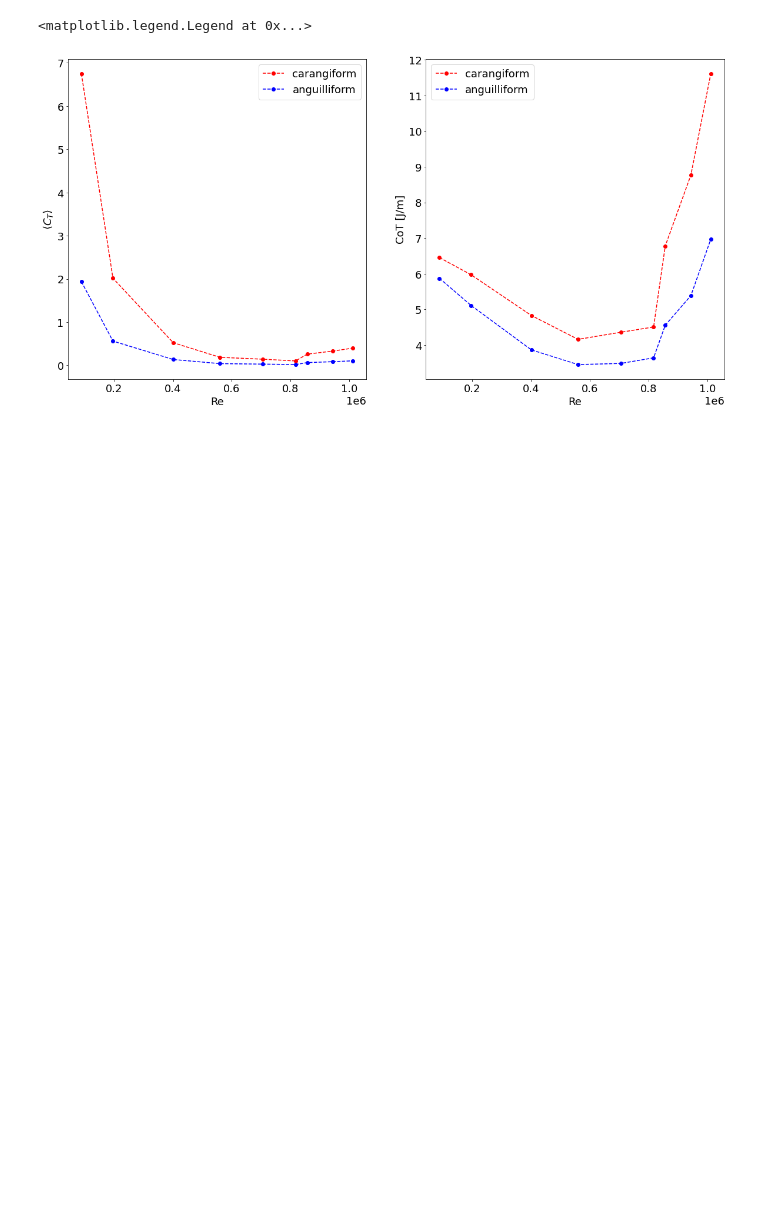
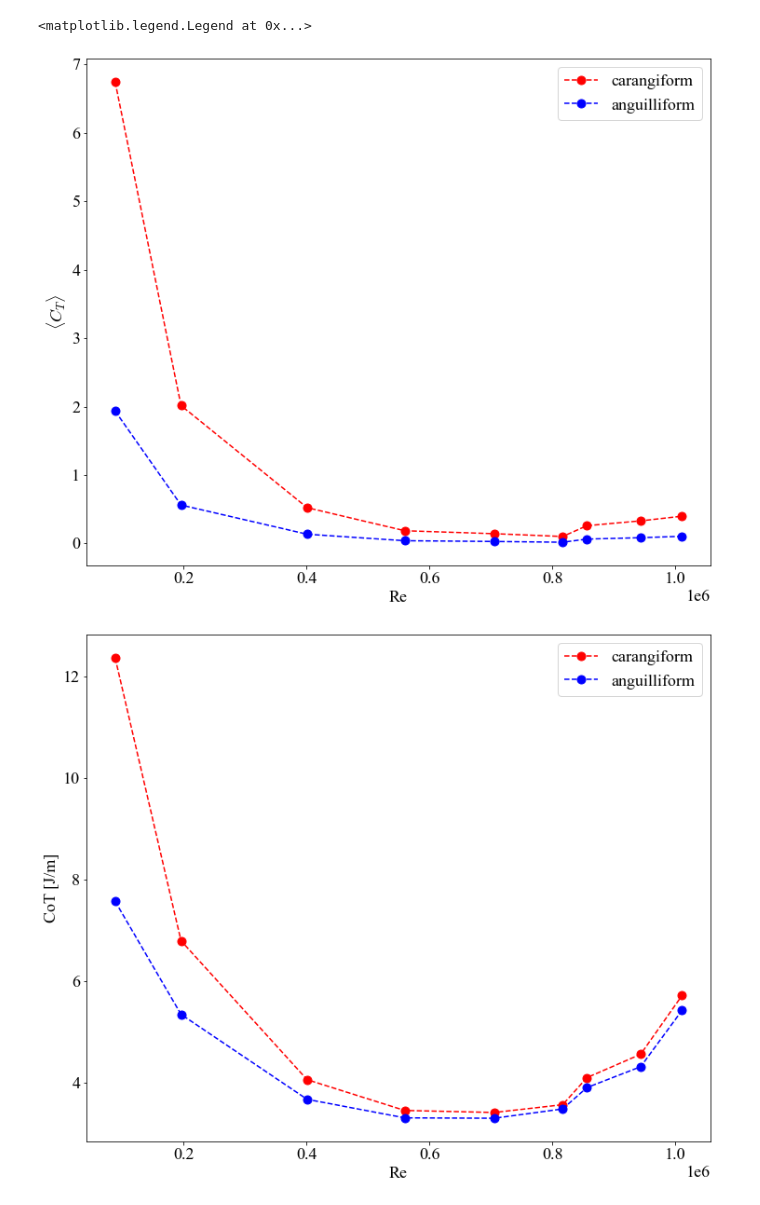
Before and after one commit to michaelcoe/Ika-Flow, a Jupyter notebook: Reference_data_modeling/Yu_COT_model.ipynb, the cells around one changed output. Drawn from its saved outputs; the diff is of its cells as text; code cells hidden in the pictures; blank space fills up the shorter version.

```diff
--- a/Reference_data_modeling/Yu_COT_model.ipynb
+++ b/Reference_data_modeling/Yu_COT_model.ipynb
@@ -6,6 +6,13 @@ import pandas as pd
 import matplotlib.pyplot as plt
 
 from pathlib import Path
+
+from Scripts import cotEstimators as ce
+
+# Global plot parameters
+plt.rcParams.update({'font.size':20, 'lines.markersize':9})
+plt.rcParams.update({'mathtext.fontset':'cm'})
+plt.rcParams.update({'font.family':'Times New Roman'})
 # %%
 # import robotic fish data
 data_location = Path(r'./PowerAndThrustData.xlsx')
@@ -34,8 +41,8 @@ def average_thrust(data, coeffs, case):
 
     return Re, CT
 # %%
-def calc_cot(CT, density, dataframe, S_t, eff):
-    return np.divide(dataframe['Electrical Power'] + ((1/eff) * CT * 0.5 * density * dataframe['Velocity']**3 * S_t), dataframe['Velocity'])
+def calc_cot(CT, density, dataframe, S_t):
+    return np.divide(dataframe['Electrical Power'] + (CT * 0.5 * density * dataframe['Velocity']**3 * S_t), dataframe['Velocity'])
 # %%
 # define some constants for the modeling
 density = 998.3
@@ -177,43 +201,47 @@ SR = D/L
 lam = 0.35
 A = 0.1
 
 M = 0.306
 S_t = 0.0016
 efficiency = 0.8
 
 case_coeffs['carangiform'] = {'length':L, 'beta1':3.61, 'beta2':1.28, 'lamda0-L':0.52, 'lamda':lam, 'lamda-L':lam/L, 'd1':11.1, 'd2':3.87, 'FB':(1 + (1.5 * (SR)**1.5) + (7 * (SR)**3)), 'xi':1.346}
 case_coeffs['anguilliform'] = {'length':L, 'beta1':3.13, 'beta2':-4.82, 'lamda0-L':3.32, 'lamda':lam, 'lamda-L':lam/L, 'd1':5.6, 'd2':3.94, 'FB':(1 + (1.5 * (2*A/lam)**1.5) + (7 * (2*A/lam)**3)), 'xi':1.463}
 
 CT = {robots[0]:{}, robots[1]:{}}
 CoT = {robots[0]:{}, robots[1]:{}}
 
 for i, robot in enumerate(robots):
 
     frame = UVTunabot_df
 
     CT[robot]['Re'], CT[robot]['CT'] = average_thrust(frame, case_coeffs[robot], robot[i])
     CT[robot]['Exp'] = frame['CT'].values
 
     CoT[robot]['modeled'] = calc_cot(CT[robot]['CT'], density, frame, S_t, efficiency)
     CoT[robot]['Exp'] = frame['COT']
 
 
-fig4, axs = plt.subplots(1, 2, figsize=(20,10), facecolor='w')
-axs.flatten()
+fig5, ax5 = plt.subplots(figsize=(12,10), facecolor='w')
+fig6, ax6 = plt.subplots(figsize=(12,10), facecolor='w')
 
-axs[0].plot(CT['carangiform']['Re'], CT['carangiform']['CT'], 'ro--', label='carangiform')
-axs[0].plot(CT['anguilliform']['Re'], CT['anguilliform']['CT'], 'bo--', label='anguilliform')
+ax5.plot(CT['carangiform']['Re'], CT['carangiform']['CT'], 'ro--', label='carangiform')
+ax5.plot(CT['anguilliform']['Re'], CT['anguilliform']['CT'], 'bo--', label='anguilliform')
 
-axs[1].plot(CT['carangiform']['Re'], CoT['carangiform']['modeled'], 'ro--', label='carangiform')
-axs[1].plot(CT['anguilliform']['Re'], CoT['anguilliform']['modeled'], 'bo--', label='anguilliform')
+ax6.plot(CT['carangiform']['Re'], CoT['carangiform']['modeled'], 'ro--', label='carangiform')
+ax6.plot(CT['anguilliform']['Re'], CoT['anguilliform']['modeled'], 'bo--', label='anguilliform')
 
-axs[0].set_xlabel('Re')
-axs[0].set_ylabel('$ \\langle C_T \\rangle $')
-axs[0].legend()
+ax5.set_xlabel('Re')
+ax5.set_ylabel('$ \\langle C_T \\rangle $')
+ax5.legend()
 
-axs[1].set_xlabel('Re')
-axs[1].set_ylabel('CoT [J/m]')
-axs[1].legend()
+ax6.set_xlabel('Re')
+ax6.set_ylabel('CoT [J/m]')
+ax6.legend()
+
+#fig5.savefig('CT_2_modes_ang.pdf', facecolor='w', dpi=300, bbox_inches='tight')
+#fig6.savefig('CoT_2_modes_ang.pdf', facecolor='w', dpi=300, bbox_inches='tight')
 # %% [output]
 <matplotlib.legend.Legend at 0x...>
-[figure, old version]
+[figure, new version]
+[figure, added]
```
Also changed, not shown: parts of 4 cells of this notebook, 11 other files.
